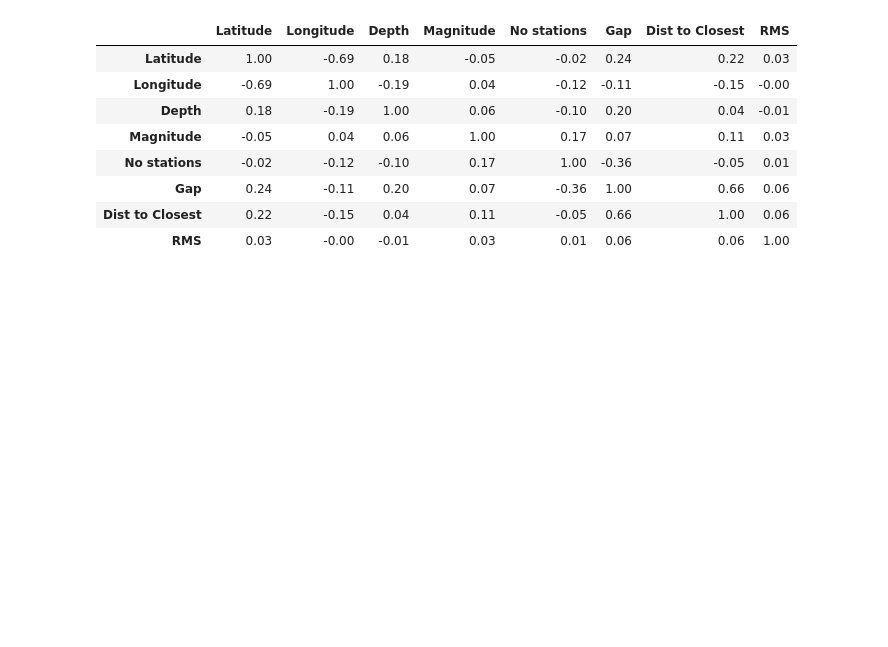
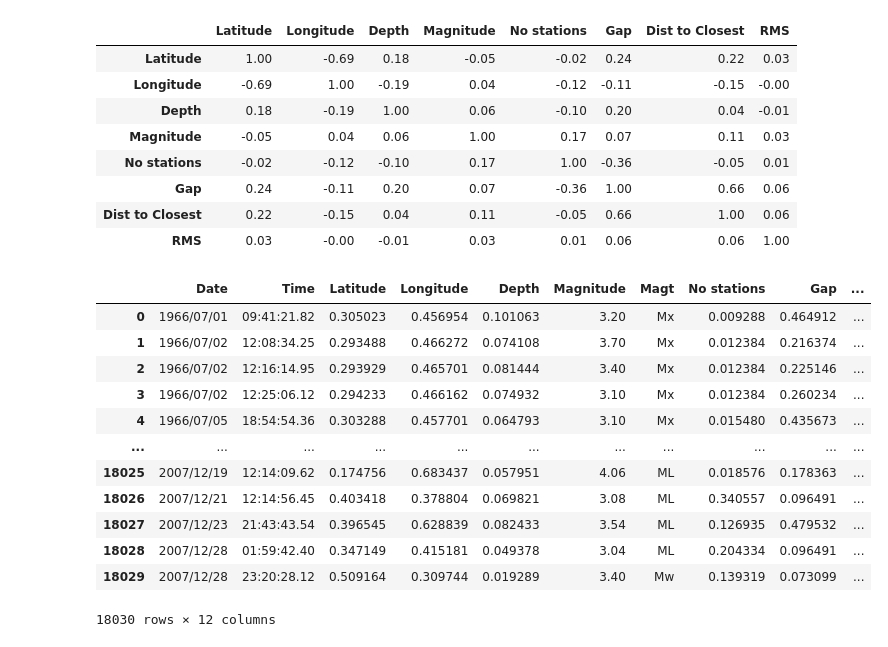
Before and after one commit to Piotrek2133/Earthquake_detection, a Jupyter notebook: earthquakes_prediction_california.ipynb, the cells around one changed output. Saved outputs shown, nothing was run; the diff lists cells and outputs as text; code cells hidden in the pictures; blank space fills up the shorter version.

```diff
--- a/earthquakes_prediction_california.ipynb
+++ b/earthquakes_prediction_california.ipynb
@@ -147,3 +147,21 @@ corr.style.background_gradient(cmap='coolwarm').set_precision(2)
 | Gap | 0.24 | -0.11 | 0.20 | 0.07 | -0.36 | 1.00 | 0.66 | 0.06 |
 | Dist to Closest | 0.22 | -0.15 | 0.04 | 0.11 | -0.05 | 0.66 | 1.00 | 0.06 |
 | RMS | 0.03 | -0.00 | -0.01 | 0.03 | 0.01 | 0.06 | 0.06 | 1.00 |
+# %%
+df_scaled['Magnitude'] = df['Magnitude']
+# %%
+df_scaled
+# %% [output]
+|  | Date | Time | Latitude | Longitude | Depth | Magnitude | Magt | No stations | Gap | ... |
+| 0 | 1966/07/01 | 09:41:21.82 | 0.305023 | 0.456954 | 0.101063 | 3.20 | Mx | 0.009288 | 0.464912 | ... |
+| 1 | 1966/07/02 | 12:08:34.25 | 0.293488 | 0.466272 | 0.074108 | 3.70 | Mx | 0.012384 | 0.216374 | ... |
+| 2 | 1966/07/02 | 12:16:14.95 | 0.293929 | 0.465701 | 0.081444 | 3.40 | Mx | 0.012384 | 0.225146 | ... |
+| 3 | 1966/07/02 | 12:25:06.12 | 0.294233 | 0.466162 | 0.074932 | 3.10 | Mx | 0.012384 | 0.260234 | ... |
+| 4 | 1966/07/05 | 18:54:54.36 | 0.303288 | 0.457701 | 0.064793 | 3.10 | Mx | 0.015480 | 0.435673 | ... |
+| ... | ... | ... | ... | ... | ... | ... | ... | ... | ... | ... |
+| 18025 | 2007/12/19 | 12:14:09.62 | 0.174756 | 0.683437 | 0.057951 | 4.06 | ML | 0.018576 | 0.178363 | ... |
+| 18026 | 2007/12/21 | 12:14:56.45 | 0.403418 | 0.378804 | 0.069821 | 3.08 | ML | 0.340557 | 0.096491 | ... |
+| 18027 | 2007/12/23 | 21:43:43.54 | 0.396545 | 0.628839 | 0.082433 | 3.54 | ML | 0.126935 | 0.479532 | ... |
+| 18028 | 2007/12/28 | 01:59:42.40 | 0.347149 | 0.415181 | 0.049378 | 3.04 | ML | 0.204334 | 0.096491 | ... |
+| 18029 | 2007/12/28 | 23:20:28.12 | 0.509164 | 0.309744 | 0.019289 | 3.40 | Mw | 0.139319 | 0.073099 | ... |
+18030 rows × 12 columns
```
Also changed, not shown: parts of 12 cells of this notebook.
